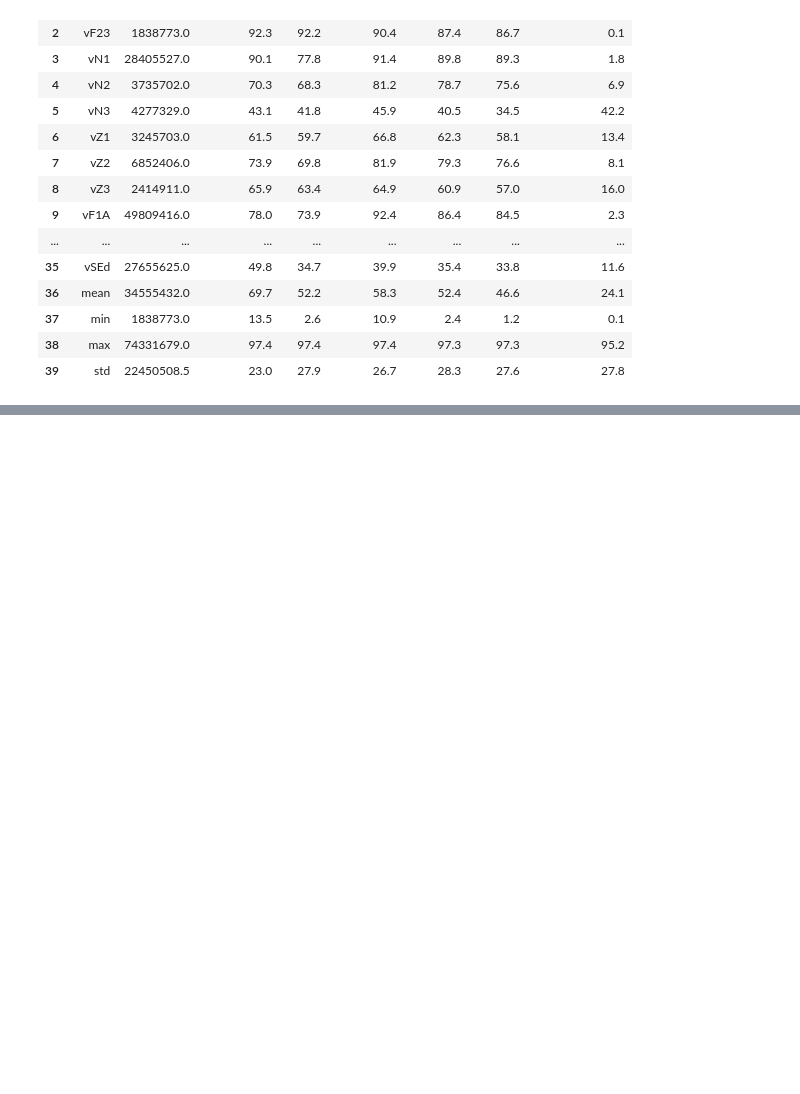
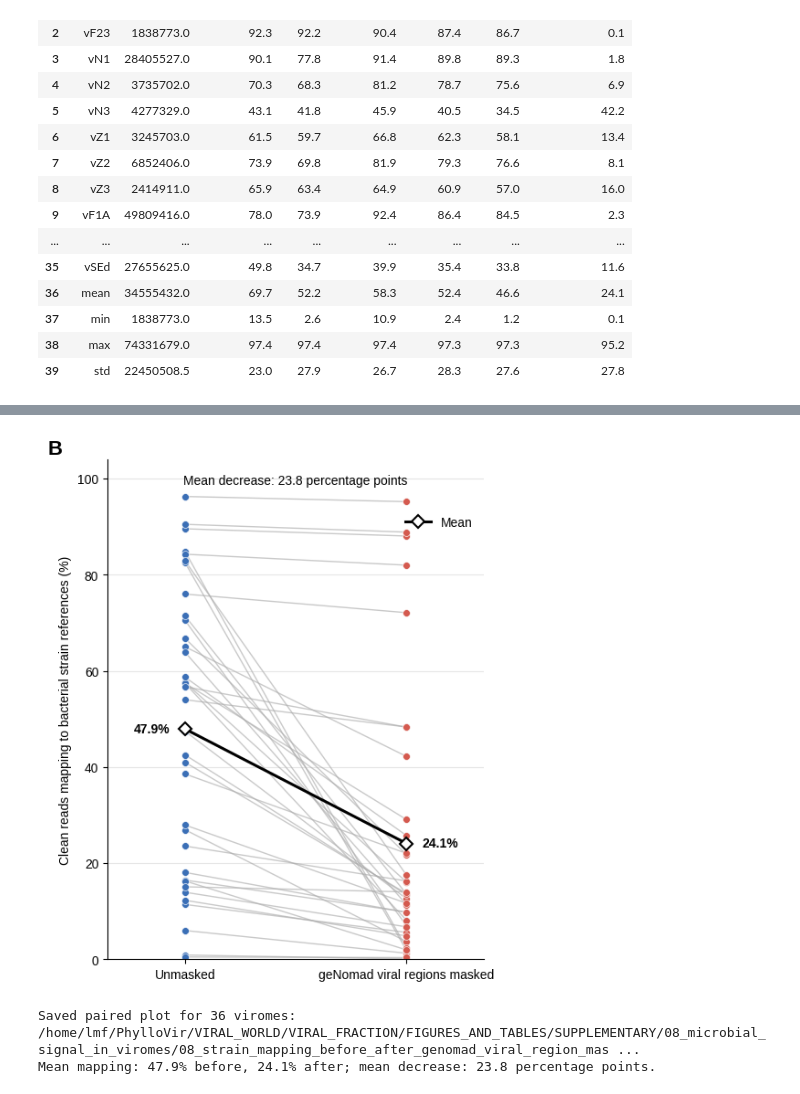
Before and after one commit to lauramilena3/WHEAT_PHYLLOSPHERE_VIROME, a Jupyter notebook: VIRAL/NOTEBOOKS/08_microbial_signal_in_viromes.ipynb, the cells around one changed output, grey strips where cells are left out. Drawn from its saved outputs; the diff is of its cells as text; code cells hidden in the pictures; blank space fills up the shorter version.

```diff
--- a/VIRAL/NOTEBOOKS/08_microbial_signal_in_viromes.ipynb
+++ b/VIRAL/NOTEBOOKS/08_microbial_signal_in_viromes.ipynb
@@ -287 +304,80 @@ display(strain_mapping_summary)
+# %%
+# Plot paired mapping before and after viral-region masking
+paired_mapping = pd.read_csv(outputs['strain_mapping_masking'])
+before_column = '% unmasked strain references'
+after_column = '% geNomad-viral-region-masked strain references'
+required_columns = {'sample', before_column, after_column}
+if not required_columns.issubset(paired_mapping.columns):
+    raise ValueError(
+        f'Paired-plot input is missing columns: '
+        f'{sorted(required_columns - set(paired_mapping.columns))}'
+    )
+if len(paired_mapping) != len(SAMPLES_36) or paired_mapping['sample'].nunique() != len(SAMPLES_36):
+    raise ValueError(f'Expected one paired observation for each of {len(SAMPLES_36)} viromes.')
+if set(paired_mapping['sample']) != set(SAMPLES_36):
+    raise ValueError('Paired-plot samples do not match the 36-sample manifest.')
+
+paired_values = paired_mapping[[before_column, after_column]].apply(
+    pd.to_numeric, errors='coerce'
+)
+if paired_values.isna().any().any():
+    raise ValueError('Paired-plot input contains missing or non-numeric percentages.')
+
+before_mean, after_mean = paired_values.mean()
+mean_decrease = (paired_values[before_column] - paired_values[after_column]).mean()
+
+fig, axis = plt.subplots(figsize=(5.2, 6.2))
+for before, after in paired_values.itertuples(index=False, name=None):
+    axis.plot([0, 1], [before, after], color='0.68', linewidth=1, alpha=0.65, zorder=1)
+axis.scatter(
+    np.zeros(len(paired_values)), paired_values[before_column],
+    s=32, color='#3B6FB6', edgecolor='white', linewidth=0.45, zorder=2,
+)
+axis.scatter(
+    np.ones(len(paired_values)), paired_values[after_column],
+    s=32, color='#D45A4F', edgecolor='white', linewidth=0.45, zorder=2,
+)
+axis.plot(
+    [0, 1], [before_mean, after_mean], color='black', linewidth=2.2,
+    marker='D', markersize=7, markerfacecolor='white', markeredgewidth=1.5,
+    label='Mean', zorder=3,
+)
+axis.annotate(
+    f'{before_mean:.1f}%', (0, before_mean), xytext=(-12, 0),
+    textcoords='offset points', ha='right', va='center', fontsize=10, fontweight='bold',
+)
+axis.annotate(
+    f'{after_mean:.1f}%', (1, after_mean), xytext=(12, 0),
+    textcoords='offset points', ha='left', va='center', fontsize=10, fontweight='bold',
+)
+axis.text(
+    0.5, 0.97, f'Mean decrease: {mean_decrease:.1f} percentage points',
+    transform=axis.transAxes, ha='center', va='top', fontsize=10,
+)
+axis.text(-0.16, 1.04, 'B', transform=axis.transAxes, fontsize=16, fontweight='bold', va='top')
+axis.set_xticks([0, 1], ['Unmasked', 'geNomad viral regions masked'])
+axis.set_xlim(-0.35, 1.35)
+axis.set_ylim(0, max(100, paired_values.to_numpy().max() * 1.08))
+axis.set_ylabel('Clean reads mapping to bacterial strain references (%)')
+axis.legend(frameon=False, loc='upper right', bbox_to_anchor=(1, 0.91))
+axis.spines[['top', 'right']].set_visible(False)
+axis.grid(axis='y', color='0.9', linewidth=0.8)
+axis.set_axisbelow(True)
+fig.tight_layout()
+fig.savefig(outputs['strain_mapping_masking_plot'], format='svg', bbox_inches='tight')
+plt.show()
+plt.close(fig)
+
+print(
+    f'Saved paired plot for {len(paired_mapping)} viromes: '
+    f'{outputs["strain_mapping_masking_plot"]}'
+)
+print(
+    f'Mean mapping: {before_mean:.1f}% before, {after_mean:.1f}% after; '
+    f'mean decrease: {mean_decrease:.1f} percentage points.'
+)
+# %% [output]
+[figure, added]
+Saved paired plot for 36 viromes: /home/lmf/PhylloVir/VIRAL_WORLD/VIRAL_FRACTION/FIGURES_AND_TABLES/SUPPLEMENTARY/08_microbial_signal_in_viromes/08_strain_mapping_before_after_genomad_viral_region_mas ...
+Mean mapping: 47.9% before, 24.1% after; mean decrease: 23.8 percentage points.
 # %% [markdown]
```
Also changed, not shown: parts of 16 cells of this notebook, 13 other files.
